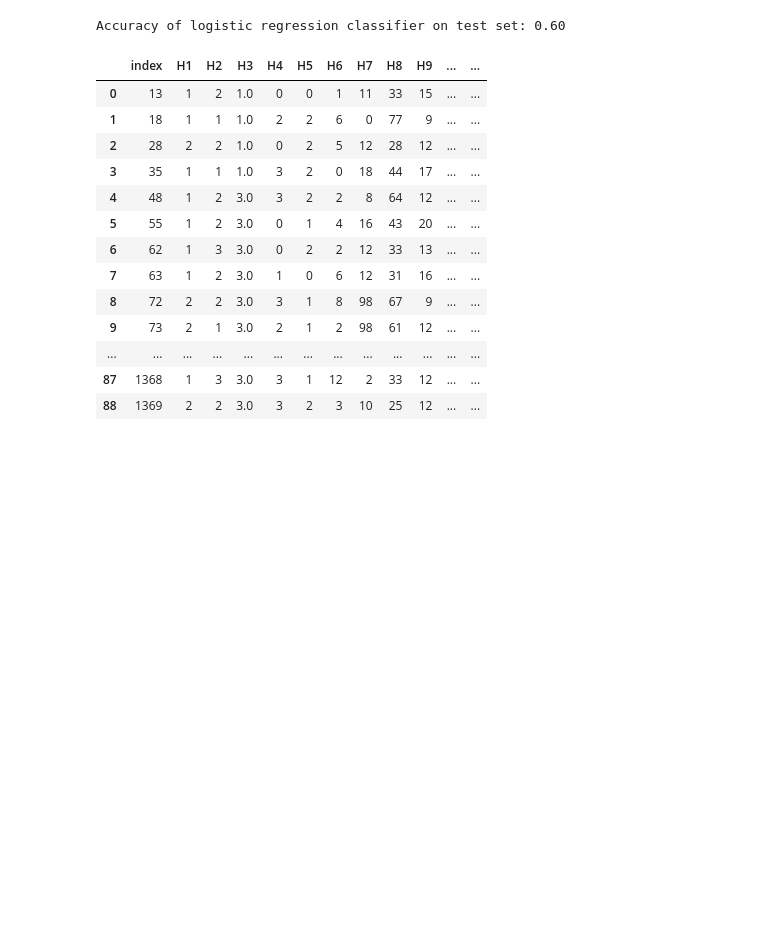
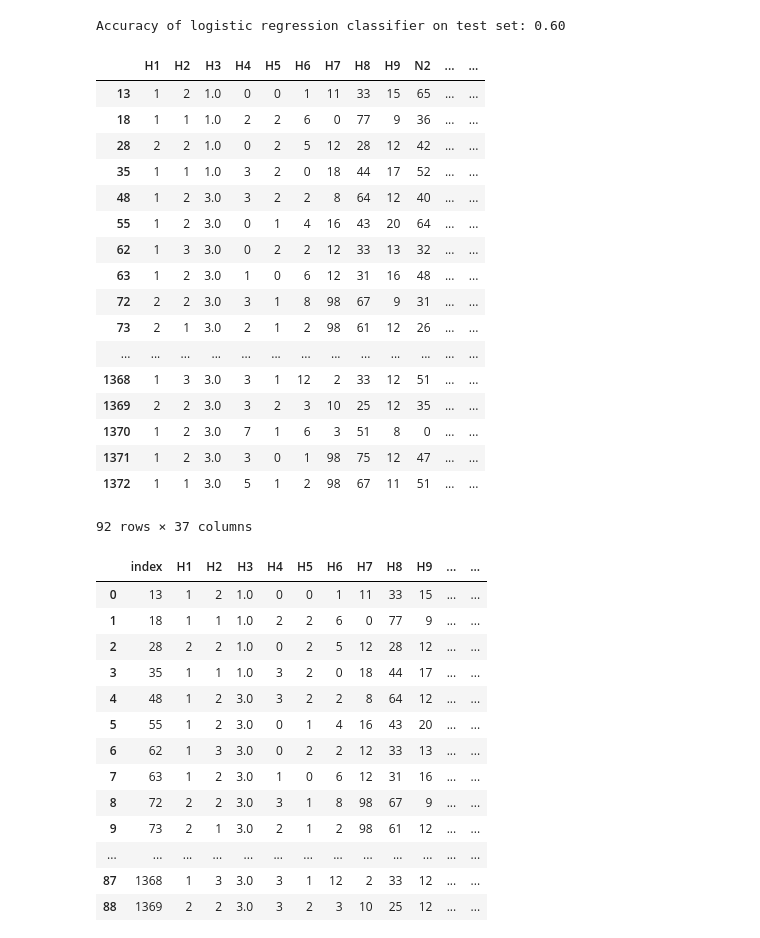
Before and after one commit to WesGtoX/Simple-Projects-I2A2, a Jupyter notebook: Logistic-Regression/genetic_mapping_exercise.ipynb, the cells around one changed output. Drawn from its saved outputs; the diff is of its cells as text; code cells hidden in the pictures; blank space fills up the shorter version.

```diff
--- a/Logistic-Regression/genetic_mapping_exercise.ipynb
+++ b/Logistic-Regression/genetic_mapping_exercise.ipynb
@@ -233,6 +233,27 @@ y_predicted = logreg.predict(data_pred)
 print('Accuracy of logistic regression classifier on test set: {:.2f}'.format(logreg.score(X_test, y_test)))
 # %% [output]
 Accuracy of logistic regression classifier on test set: 0.60
+# %%
+data_pred
+# %% [output]
+|  | H1 | H2 | H3 | H4 | H5 | H6 | H7 | H8 | H9 | N2 | ... | ... |
+| 13 | 1 | 2 | 1.0 | 0 | 0 | 1 | 11 | 33 | 15 | 65 | ... | ... |
+| 18 | 1 | 1 | 1.0 | 2 | 2 | 6 | 0 | 77 | 9 | 36 | ... | ... |
+| 28 | 2 | 2 | 1.0 | 0 | 2 | 5 | 12 | 28 | 12 | 42 | ... | ... |
+| 35 | 1 | 1 | 1.0 | 3 | 2 | 0 | 18 | 44 | 17 | 52 | ... | ... |
+| 48 | 1 | 2 | 3.0 | 3 | 2 | 2 | 8 | 64 | 12 | 40 | ... | ... |
+| 55 | 1 | 2 | 3.0 | 0 | 1 | 4 | 16 | 43 | 20 | 64 | ... | ... |
+| 62 | 1 | 3 | 3.0 | 0 | 2 | 2 | 12 | 33 | 13 | 32 | ... | ... |
+| 63 | 1 | 2 | 3.0 | 1 | 0 | 6 | 12 | 31 | 16 | 48 | ... | ... |
+| 72 | 2 | 2 | 3.0 | 3 | 1 | 8 | 98 | 67 | 9 | 31 | ... | ... |
+| 73 | 2 | 1 | 3.0 | 2 | 1 | 2 | 98 | 61 | 12 | 26 | ... | ... |
+| ... | ... | ... | ... | ... | ... | ... | ... | ... | ... | ... | ... | ... |
+| 1368 | 1 | 3 | 3.0 | 3 | 1 | 12 | 2 | 33 | 12 | 51 | ... | ... |
+| 1369 | 2 | 2 | 3.0 | 3 | 2 | 3 | 10 | 25 | 12 | 35 | ... | ... |
+| 1370 | 1 | 2 | 3.0 | 7 | 1 | 6 | 3 | 51 | 8 | 0 | ... | ... |
+| 1371 | 1 | 2 | 3.0 | 3 | 0 | 1 | 98 | 75 | 12 | 47 | ... | ... |
+| 1372 | 1 | 1 | 3.0 | 5 | 1 | 2 | 98 | 67 | 11 | 51 | ... | ... |
+92 rows × 37 columns
 # %%
 # resetar index
 data_pred = data_pred.reset_index()
```
Also changed, not shown: parts of 1 cell of this notebook, 2 other files.
